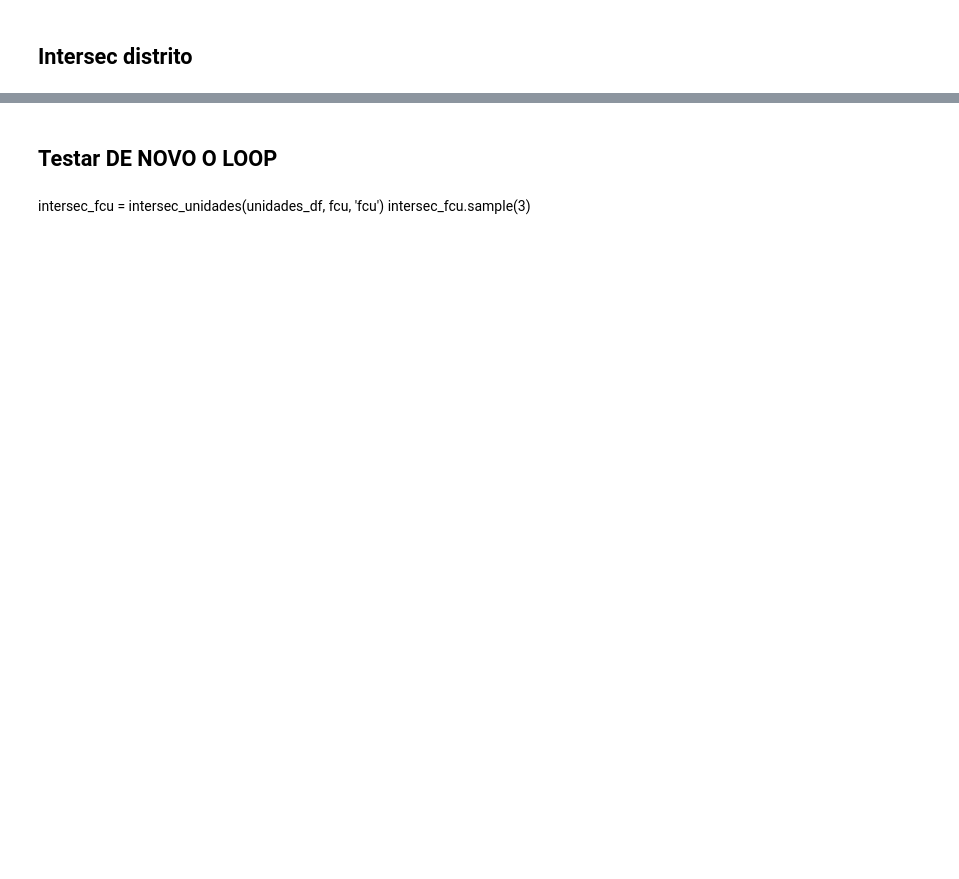
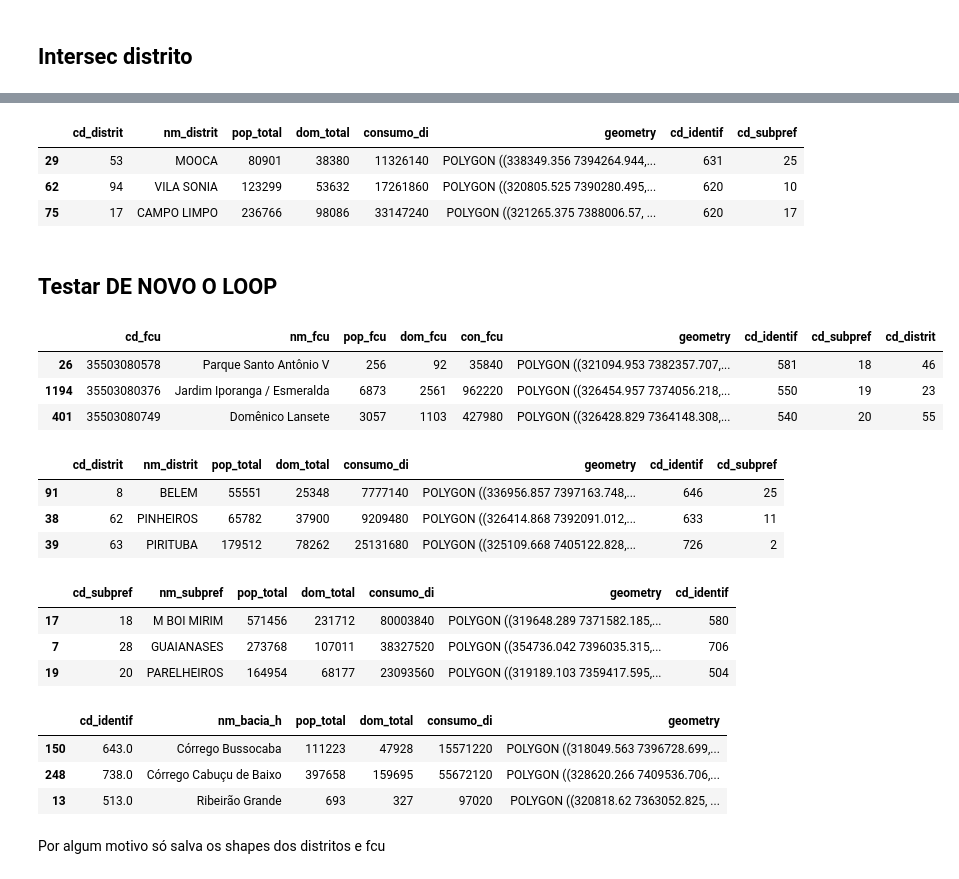
Before and after one commit to sepep-pmsp/hydra, a Jupyter notebook: streamlit-pmsb/streamlit_testes.ipynb, the cells around one changed output, grey strips where cells are left out. Saved outputs shown, nothing was run; the diff lists cells and outputs as text; code cells hidden in the pictures; blank space fills up the shorter version.

Commit message:
Finalizar testes com o intersec

```diff
--- a/streamlit-pmsb/streamlit_testes.ipynb
+++ b/streamlit-pmsb/streamlit_testes.ipynb
@@ -180,3 +204,10 @@ gdf_unidade.sample(3)
+# %%
+gdf_unidade.sample(3)
+# %% [output]
+|  | cd_distrit | nm_distrit | pop_total | dom_total | consumo_di | geometry | cd_identif | cd_subpref |
+| 29 | 53 | MOOCA | 80901 | 38380 | 11326140 | POLYGON ((338349.356 7394264.944,... | 631 | 25 |
+| 62 | 94 | VILA SONIA | 123299 | 53632 | 17261860 | POLYGON ((320805.525 7390280.495,... | 620 | 10 |
+| 75 | 17 | CAMPO LIMPO | 236766 | 98086 | 33147240 | POLYGON ((321265.375 7388006.57, ... | 620 | 17 |
 # %% [markdown]
 ## Testar DE NOVO O LOOP
 # %%
@@ -252,6 +283,3 @@ def intersec_unidades(
     gdf_operations.save_intersec(gdf_unidade, choice_unidade)
 
     return gdf_unidade
-# %% [markdown]
-intersec_fcu = intersec_unidades(unidades_df, fcu, 'fcu')
-intersec_fcu.sample(3)
@@ -260,0 +286,36 @@ intersec_distrito.sample(3)
+# %%
+intersec_fcu = intersec_unidades(unidades_df, fcu, 'fcu')
+intersec_fcu.sample(3)
+# %% [output]
+|  | cd_fcu | nm_fcu | pop_fcu | dom_fcu | con_fcu | geometry | cd_identif | cd_subpref | cd_distrit |
+| 26 | 35503080578 | Parque Santo Antônio V | 256 | 92 | 35840 | POLYGON ((321094.953 7382357.707,... | 581 | 18 | 46 |
+| 1194 | 35503080376 | Jardim Iporanga / Esmeralda | 6873 | 2561 | 962220 | POLYGON ((326454.957 7374056.218,... | 550 | 19 | 23 |
+| 401 | 35503080749 | Domênico Lansete | 3057 | 1103 | 427980 | POLYGON ((326428.829 7364148.308,... | 540 | 20 | 55 |
+# %%
+intersec_distrito = intersec_unidades(unidades_df, distrito, 'distrito')
+intersec_distrito.sample(3)
+# %% [output]
+|  | cd_distrit | nm_distrit | pop_total | dom_total | consumo_di | geometry | cd_identif | cd_subpref |
+| 91 | 8 | BELEM | 55551 | 25348 | 7777140 | POLYGON ((336956.857 7397163.748,... | 646 | 25 |
+| 38 | 62 | PINHEIROS | 65782 | 37900 | 9209480 | POLYGON ((326414.868 7392091.012,... | 633 | 11 |
+| 39 | 63 | PIRITUBA | 179512 | 78262 | 25131680 | POLYGON ((325109.668 7405122.828,... | 726 | 2 |
+# %%
+intersec_subpref = intersec_unidades(
+    unidades_df, subpref, 'subpref')
+intersec_subpref.sample(3)
+# %% [output]
+|  | cd_subpref | nm_subpref | pop_total | dom_total | consumo_di | geometry | cd_identif |
+| 17 | 18 | M BOI MIRIM | 571456 | 231712 | 80003840 | POLYGON ((319648.289 7371582.185,... | 580 |
+| 7 | 28 | GUAIANASES | 273768 | 107011 | 38327520 | POLYGON ((354736.042 7396035.315,... | 706 |
+| 19 | 20 | PARELHEIROS | 164954 | 68177 | 23093560 | POLYGON ((319189.103 7359417.595,... | 504 |
+# %%
+intersec_subbac = intersec_unidades(
+    unidades_df, subbac, 'subbac')
+intersec_subbac.sample(3)
+# %% [output]
+|  | cd_identif | nm_bacia_h | pop_total | dom_total | consumo_di | geometry |
+| 150 | 643.0 | Córrego Bussocaba | 111223 | 47928 | 15571220 | POLYGON ((318049.563 7396728.699,... |
+| 248 | 738.0 | Córrego Cabuçu de Baixo | 397658 | 159695 | 55672120 | POLYGON ((328620.266 7409536.706,... |
+| 13 | 513.0 | Ribeirão Grande | 693 | 327 | 97020 | POLYGON ((320818.62 7363052.825, ... |
+# %% [markdown]
+Por algum motivo só salva os shapes dos distritos e fcu
```
Also changed, not shown: parts of 8 cells of this notebook.
